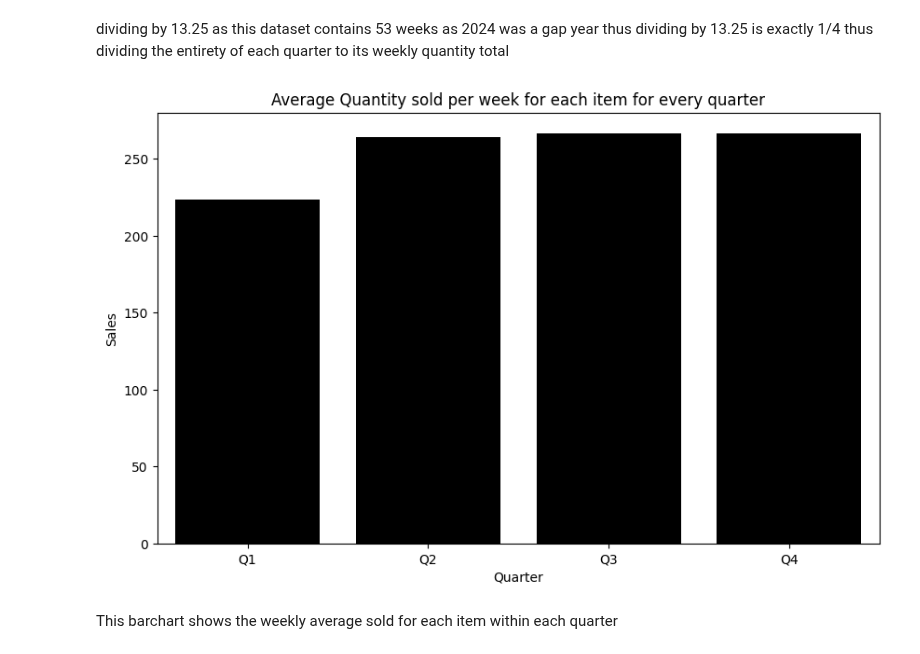
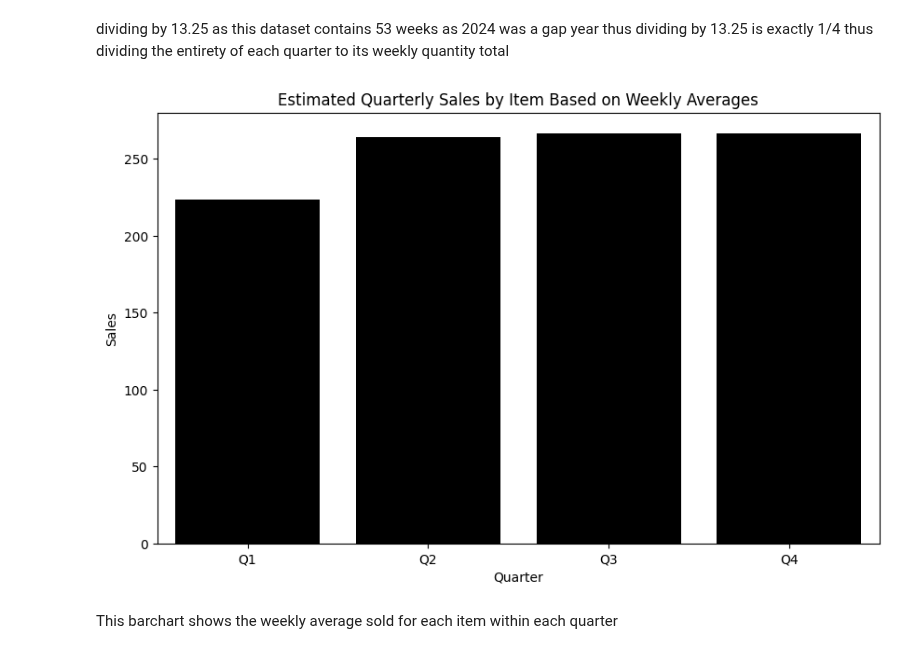
Before and after one commit to alexkardan/ABS-Visualizations, a Jupyter notebook: ABS_Weekly_data.ipynb, the cells around one changed output. Drawn from its saved outputs; the diff is of its cells as text; code cells hidden in the pictures.

```diff
--- a/ABS_Weekly_data.ipynb
+++ b/ABS_Weekly_data.ipynb
@@ -188,16 +188,16 @@ dividing by 13.25 as this dataset contains 53 weeks as 2024 was a gap year thus
 # %%
 quarterly_sales = melted_sales_data.groupby(['Description', 'Quarter'])['Quantity Total'].mean().reset_index()
 
 quarterly_sales['Estimated Quarterly Total'] = quarterly_sales['Quantity Total'] * 13
 
 plt.figure(figsize=(10, 6))
 sns.barplot(x='Quarter', y='Estimated Quarterly Total', color = 'black', data=quarterly_sales, errorbar=None)
-plt.title('Average Quantity sold per week for each item for every quarter')
+plt.title('Estimated Quarterly Sales by Item Based on Weekly Averages')
 plt.xlabel('Quarter')
 plt.ylabel('Sales')
 plt.show()
 # %% [output]
-[figure, old version]
+[figure, new version]
 # %% [markdown]
 This barchart shows the weekly average sold for each item within each quarter
 # %%
```
Also changed, not shown: parts of 2 cells of this notebook.
